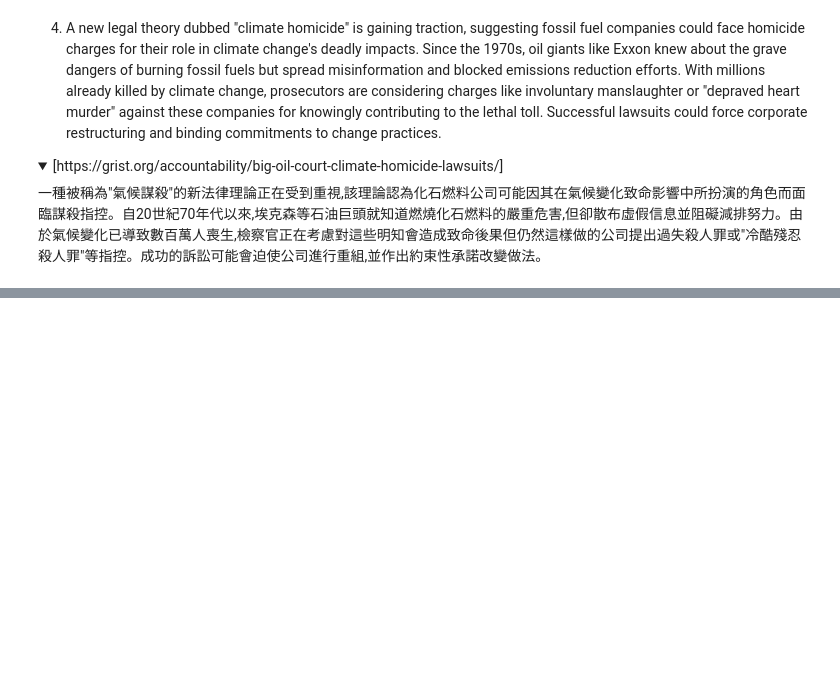
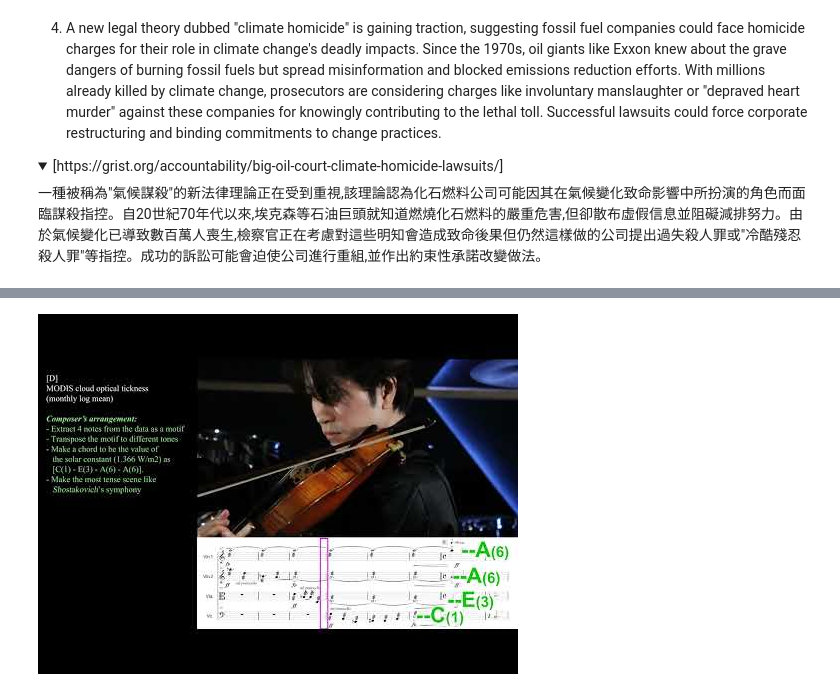
Before and after one commit to cchuang2009/2022-1, a Jupyter notebook: 2024/CarbonHistory.ipynb, the cells around one changed output, grey strips where cells are left out. Drawn from its saved outputs; the diff is of its cells as text; code cells hidden in the pictures; folded sections open; blank space fills up the shorter version.

```diff
--- a/2024/CarbonHistory.ipynb
+++ b/2024/CarbonHistory.ipynb
@@ -426,0 +437,5 @@ Source:
+# %%
+from IPython.display import YouTubeVideo
+YouTubeVideo("Tulsx2wt3qU")
+# %% [output]
+[figure, added]
```
Also changed, not shown: parts of 3 cells of this notebook.
